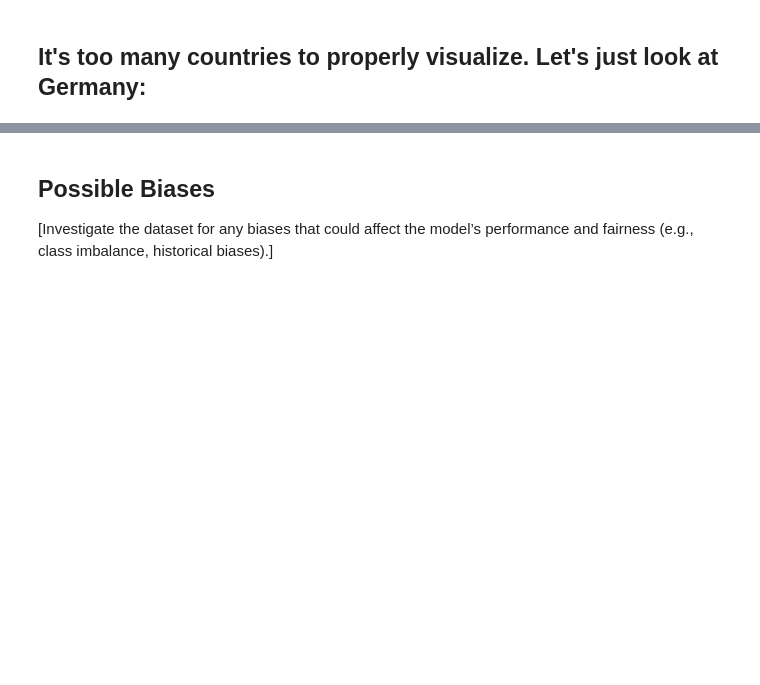
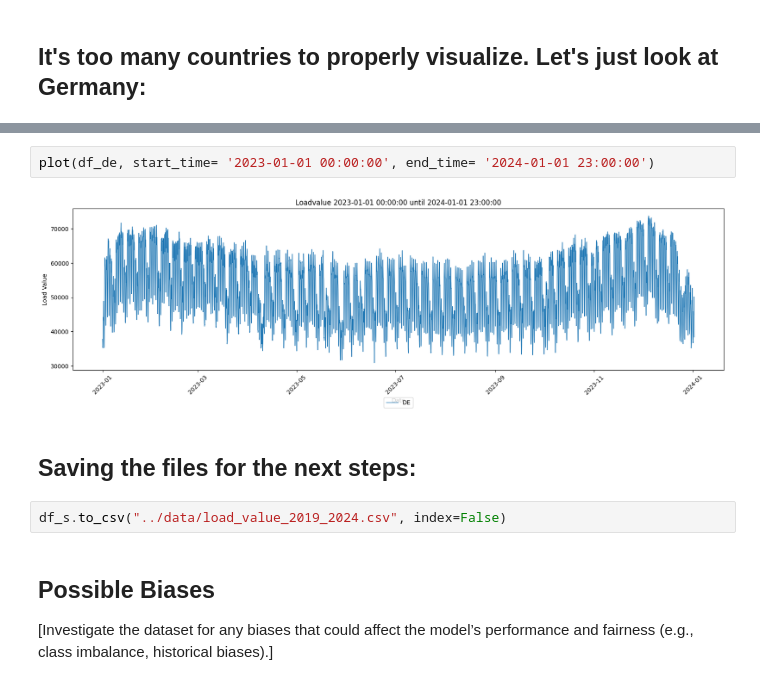
Before and after one commit to Timson1235/energy-timeseries-project, a Jupyter notebook: 1_DatasetCharacteristics/exploratory_data_analysis.ipynb, the cells around one changed output, grey strips where cells are left out. Cells and saved outputs as stored; diff of their text form; blank space fills up the shorter version.

```diff
--- a/1_DatasetCharacteristics/exploratory_data_analysis.ipynb
+++ b/1_DatasetCharacteristics/exploratory_data_analysis.ipynb
@@ -150,3 +175,11 @@ plot(df_daily_de)
+# %%
+plot(df_de, start_time= '2023-01-01 00:00:00', end_time= '2024-01-01 23:00:00')
+# %% [output]
+[figure, added]
+# %% [markdown]
+## Saving the files for the next steps:
+# %%
+df_s.to_csv("../data/load_value_2019_2024.csv", index=False)
 # %% [markdown]
 ## Possible Biases
 
```
Also changed, not shown: parts of 11 cells of this notebook, 1 other file.
